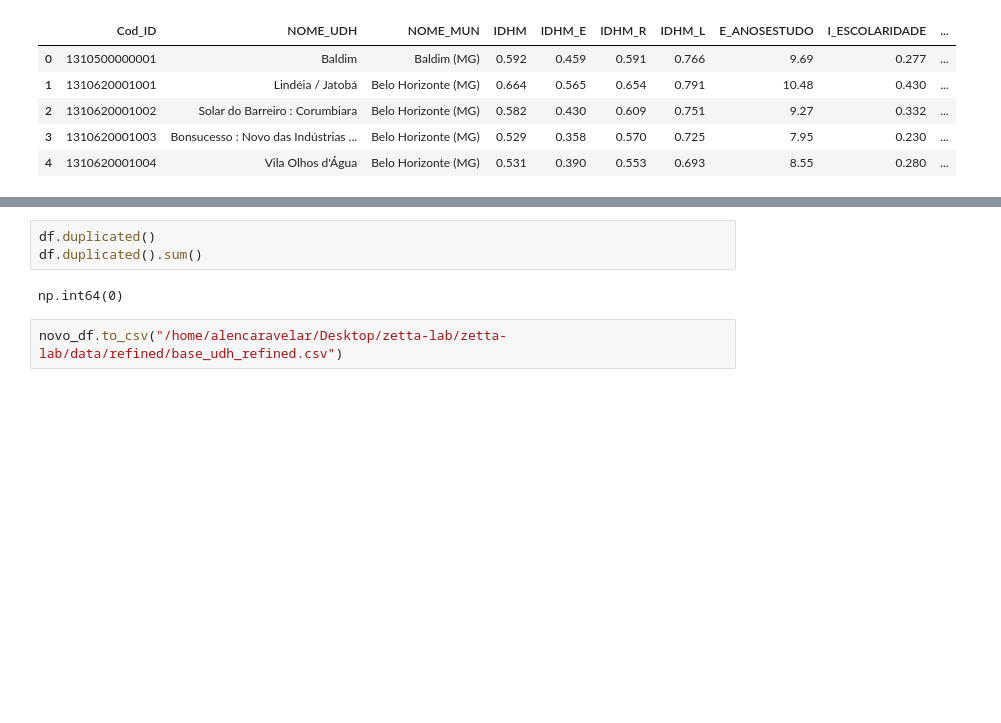
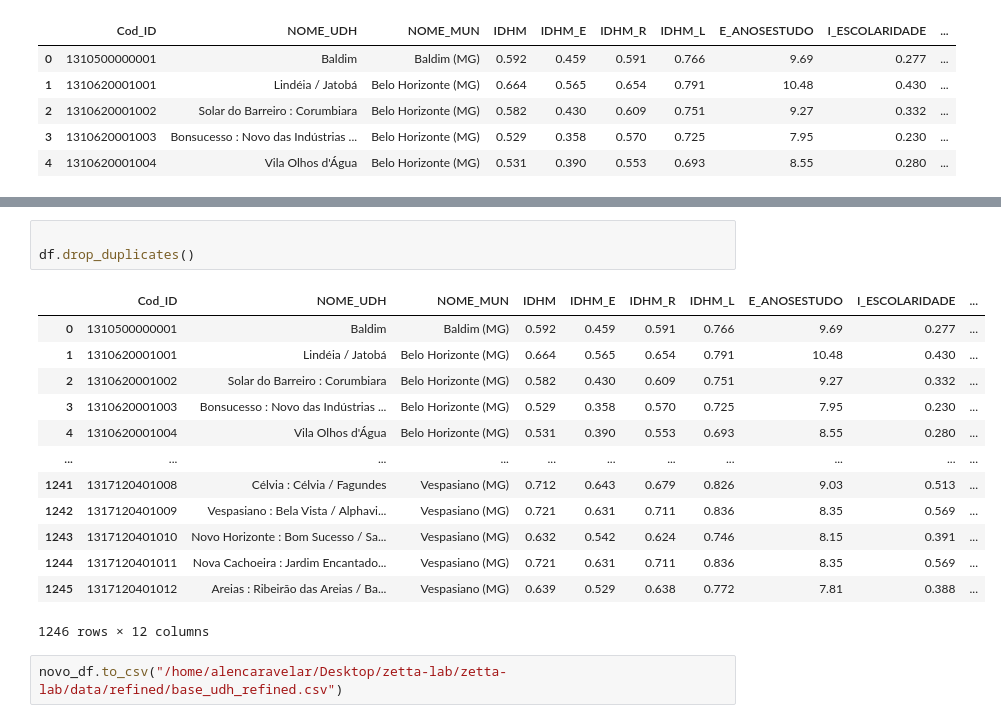
Before and after one commit to AlencarAvelar/zetta-lab, a Jupyter notebook: notebooks/etl_to_refined.ipynb, the cells around one changed output, grey strips where cells are left out. Drawn from its saved outputs; the diff is of its cells as text; blank space fills up the shorter version.

```diff
--- a/notebooks/etl_to_refined.ipynb
+++ b/notebooks/etl_to_refined.ipynb
@@ -105,7 +121,19 @@ dtype: int64
 # %%
-df.duplicated()
-df.duplicated().sum()
+
+df.drop_duplicates()
 # %% [output]
+|  | Cod_ID | NOME_UDH | NOME_MUN | IDHM | IDHM_E | IDHM_R | IDHM_L | E_ANOSESTUDO | I_ESCOLARIDADE | ... |
+| 0 | 1310500000001 | Baldim | Baldim (MG) | 0.592 | 0.459 | 0.591 | 0.766 | 9.69 | 0.277 | ... |
+| 1 | 1310620001001 | Lindéia / Jatobá | Belo Horizonte (MG) | 0.664 | 0.565 | 0.654 | 0.791 | 10.48 | 0.430 | ... |
+| 2 | 1310620001002 | Solar do Barreiro : Corumbiara | Belo Horizonte (MG) | 0.582 | 0.430 | 0.609 | 0.751 | 9.27 | 0.332 | ... |
+| 3 | 1310620001003 | Bonsucesso : Novo das Indústrias ... | Belo Horizonte (MG) | 0.529 | 0.358 | 0.570 | 0.725 | 7.95 | 0.230 | ... |
+| 4 | 1310620001004 | Vila Olhos d'Água | Belo Horizonte (MG) | 0.531 | 0.390 | 0.553 | 0.693 | 8.55 | 0.280 | ... |
+| ... | ... | ... | ... | ... | ... | ... | ... | ... | ... | ... |
+| 1241 | 1317120401008 | Célvia : Célvia / Fagundes | Vespasiano (MG) | 0.712 | 0.643 | 0.679 | 0.826 | 9.03 | 0.513 | ... |
+| 1242 | 1317120401009 | Vespasiano : Bela Vista / Alphavi... | Vespasiano (MG) | 0.721 | 0.631 | 0.711 | 0.836 | 8.35 | 0.569 | ... |
+| 1243 | 1317120401010 | Novo Horizonte : Bom Sucesso / Sa... | Vespasiano (MG) | 0.632 | 0.542 | 0.624 | 0.746 | 8.15 | 0.391 | ... |
+| 1244 | 1317120401011 | Nova Cachoeira : Jardim Encantado... | Vespasiano (MG) | 0.721 | 0.631 | 0.711 | 0.836 | 8.35 | 0.569 | ... |
+| 1245 | 1317120401012 | Areias : Ribeirão das Areias / Ba... | Vespasiano (MG) | 0.639 | 0.529 | 0.638 | 0.772 | 7.81 | 0.388 | ... |
-np.int64(0)
+1246 rows × 12 columns
 # %%
 novo_df.to_csv("/home/alencaravelar/Desktop/zetta-lab/zetta-lab/data/refined/base_udh_refined.csv")
```
Also changed, not shown: parts of 5 cells of this notebook, 18 other files.
